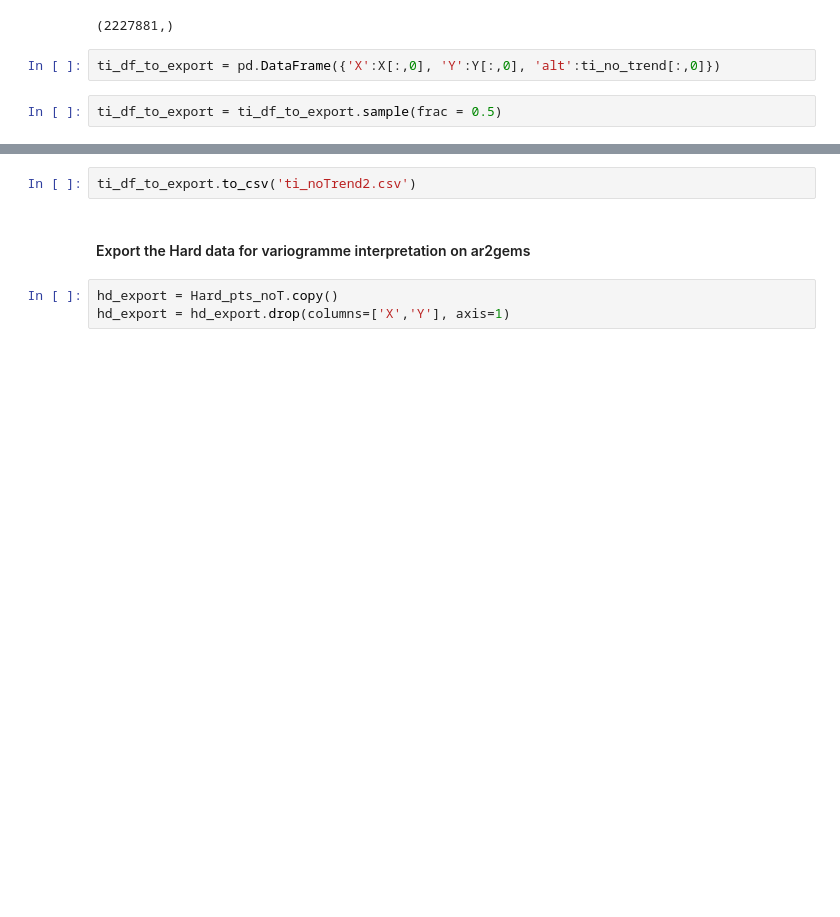
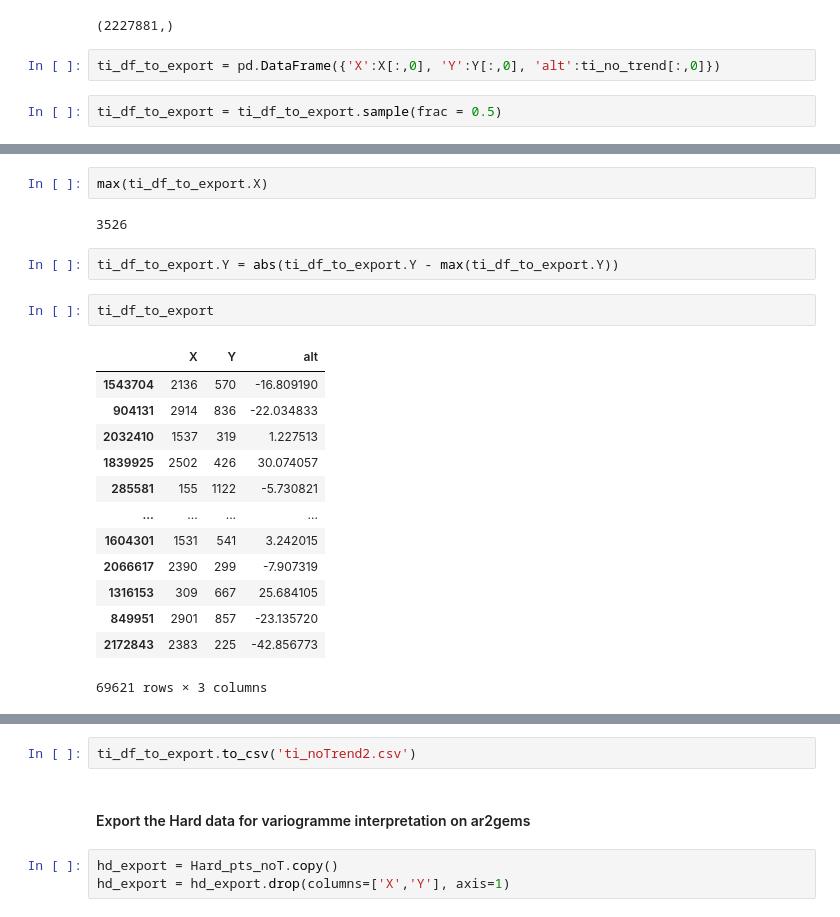
Before and after one commit to valDallalba/Tsanfleuron_geostatistical_baserock_estimation_paper, a Jupyter notebook: jupyter/01_Tsanfleuron_data_Cyprien.ipynb, the cells around one changed output, grey strips where cells are left out. Saved outputs shown, nothing was run; the diff lists cells and outputs as text; blank space fills up the shorter version.

```diff
--- a/jupyter/01_Tsanfleuron_data_Cyprien.ipynb
+++ b/jupyter/01_Tsanfleuron_data_Cyprien.ipynb
@@ -304,0 +324,22 @@ len(ti_df_to_export)
+# %%
+max(ti_df_to_export.X)
+# %% [output]
+3526
+# %%
+ti_df_to_export.Y = abs(ti_df_to_export.Y - max(ti_df_to_export.Y))
+# %%
+ti_df_to_export
+# %% [output]
+|  | X | Y | alt |
+| 1543704 | 2136 | 570 | -16.809190 |
+| 904131 | 2914 | 836 | -22.034833 |
+| 2032410 | 1537 | 319 | 1.227513 |
+| 1839925 | 2502 | 426 | 30.074057 |
+| 285581 | 155 | 1122 | -5.730821 |
+| ... | ... | ... | ... |
+| 1604301 | 1531 | 541 | 3.242015 |
+| 2066617 | 2390 | 299 | -7.907319 |
+| 1316153 | 309 | 667 | 25.684105 |
+| 849951 | 2901 | 857 | -23.135720 |
+| 2172843 | 2383 | 225 | -42.856773 |
+69621 rows × 3 columns
```
Also changed, not shown: parts of 14 cells of this notebook, 50 other files.
